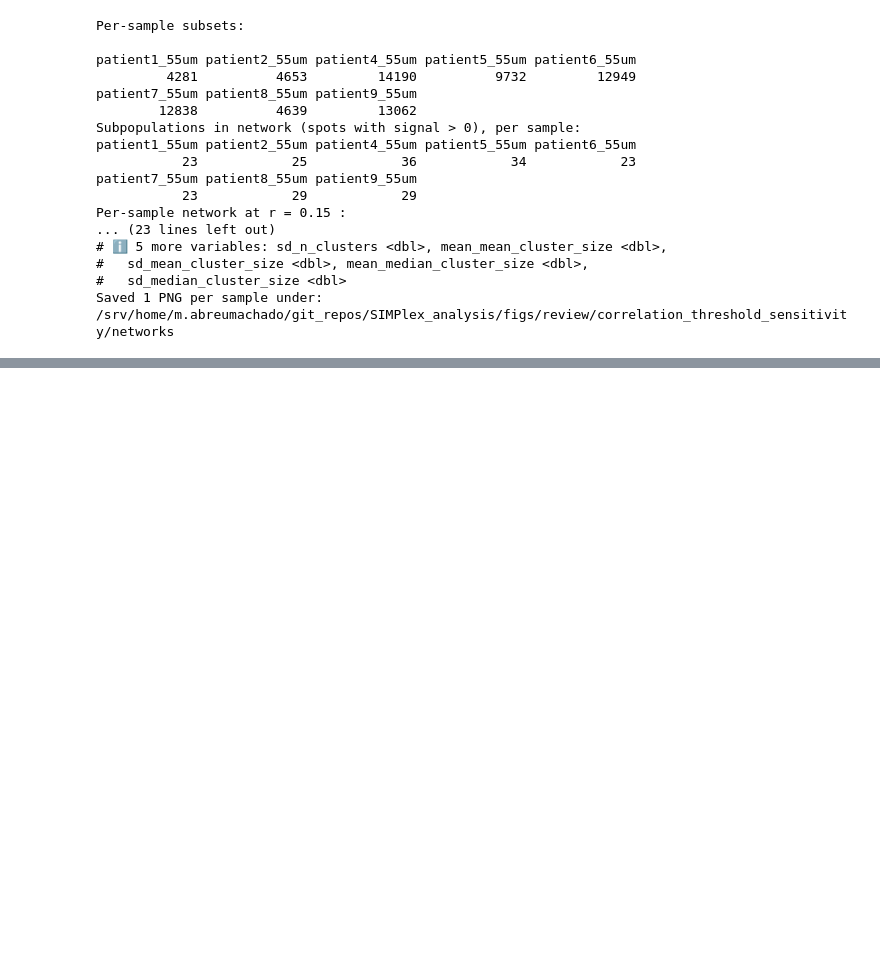
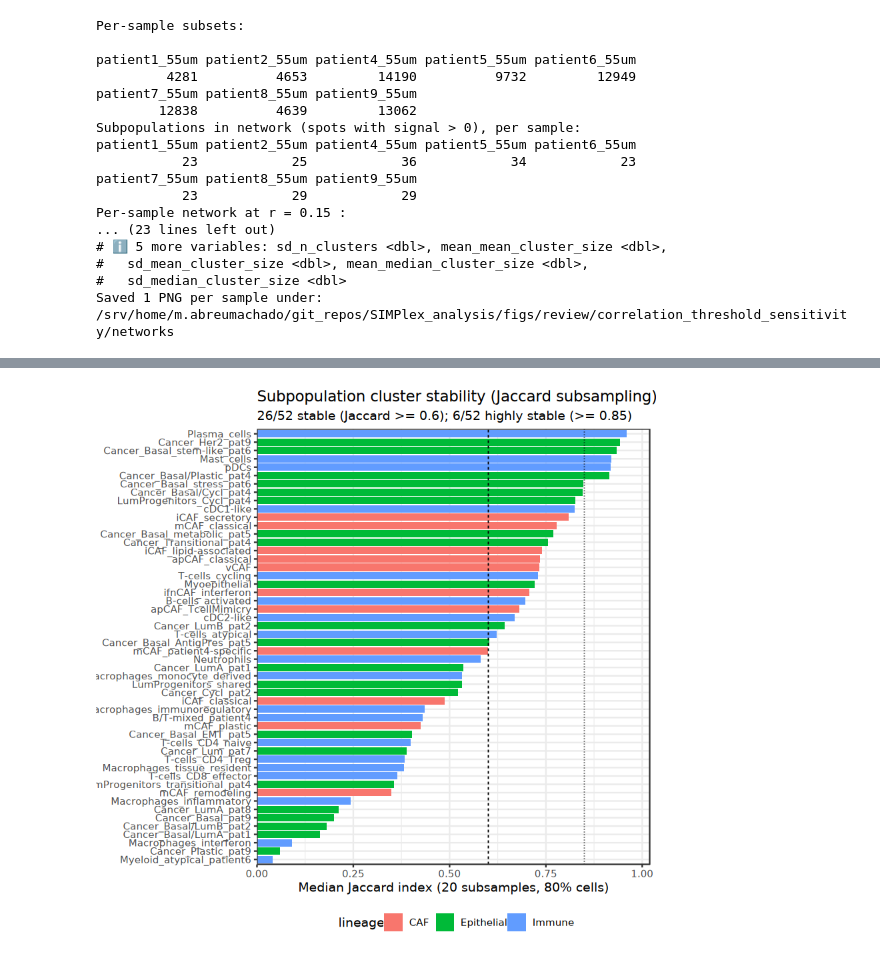
Before and after one commit to spatial-research/SIMPlex_analysis, a Jupyter notebook: scripts/jupyter/breast_cancer/extra_exploration.ipynb, the cells around one changed output, grey strips where cells are left out. Saved outputs shown, nothing was run; the diff lists cells and outputs as text; code cells hidden in the pictures; blank space fills up the shorter version.

Commit message:
ran BC atlas patient matched comparison. Visualizations to be optimized

```diff
--- a/scripts/jupyter/breast_cancer/extra_exploration.ipynb
+++ b/scripts/jupyter/breast_cancer/extra_exploration.ipynb
@@ -917,0 +910,11 @@ Warning message:
+# %%
+# Deposited object has `sample` but not `patient_ID` (added per-sample in analysis_majorLevel)
+if (!("patient_ID" %in% colnames(int.all@meta.data))) {
+  int.all <- AddMetaData(
+    int.all,
+    metadata = sub("_.*$", "", as.character(int.all$sample)),
+    col.name = "patient_ID"
+  )
+}
+stopifnot("patient_ID" %in% colnames(int.all@meta.data))
+head(unique(int.all$patient_ID))
@@ -917,0 +1101,48 @@ Warning message:
+# %%
+wd_stab <- file.path(FIGS_ROOT, "review", "cluster_stability")
+dir.create(wd_stab, recursive = TRUE, showWarnings = FALSE)
+
+n_total <- nrow(stability_df)
+n_stable <- sum(stability_df$stable, na.rm = TRUE)
+n_high <- sum(stability_df$highly_stable, na.rm = TRUE)
+
+write.csv(stability_df, file.path(wd_stab, "subpopulation_stability_summary.csv"), row.names = FALSE)
+
+p_stab <- ggplot(stability_df, aes(x = reorder(subpopulation, median_jaccard), y = median_jaccard, fill = lineage)) +
+  geom_col(width = 0.8) +
+  geom_hline(yintercept = 0.6, linetype = "dashed", linewidth = 0.4) +
+  geom_hline(yintercept = 0.85, linetype = "dotted", linewidth = 0.4) +
+  coord_flip() +
+  scale_y_continuous(limits = c(0, 1), expand = expansion(mult = c(0, 0.02))) +
+  labs(
+    title = "Subpopulation cluster stability (Jaccard subsampling)",
+    subtitle = sprintf(
+      "%d/%d stable (Jaccard >= 0.6); %d/%d highly stable (>= 0.85)",
+      n_stable, n_total, n_high, n_total
+    ),
+    x = NULL,
+    y = "Median Jaccard index (20 subsamples, 80% cells)"
+  ) +
+  theme_bw(base_size = 11) +
+  theme(legend.position = "bottom")
+
+ggsave(file.path(wd_stab, "subpopulation_jaccard_stability.pdf"), p_stab,
+       width = 10, height = max(6, 0.22 * n_total), limitsize = FALSE)
+
+writeLines(c(
+  "Cluster stability validation (scclusteval; Tang et al., Bioinformatics 2020)",
+  "",
+  paste0(
+    "For each lineage (CAFs, epithelial, immune), we subsampled 80% of nuclei in ",
+    "20 iterations, re-clustered after lineage-specific preprocessing (NormalizeData ",
+    "on RNA counts, HVG, scaling, PCA, Harmony on patient_ID), and computed Jaccard ",
+    "similarity between each subpopulation and its best-matching subsample cluster."
+  ),
+  "",
+  sprintf("%d/%d subpopulations had median Jaccard >= 0.6 (stable).", n_stable, n_total),
+  sprintf("%d/%d subpopulations had median Jaccard >= 0.85 (highly stable).", n_high, n_total)
+), file.path(wd_stab, "cluster_stability.txt"))
+
+p_stab
+# %% [output]
+[figure, added]
```
Also changed, not shown: parts of 17 cells of this notebook, 2 other files.
